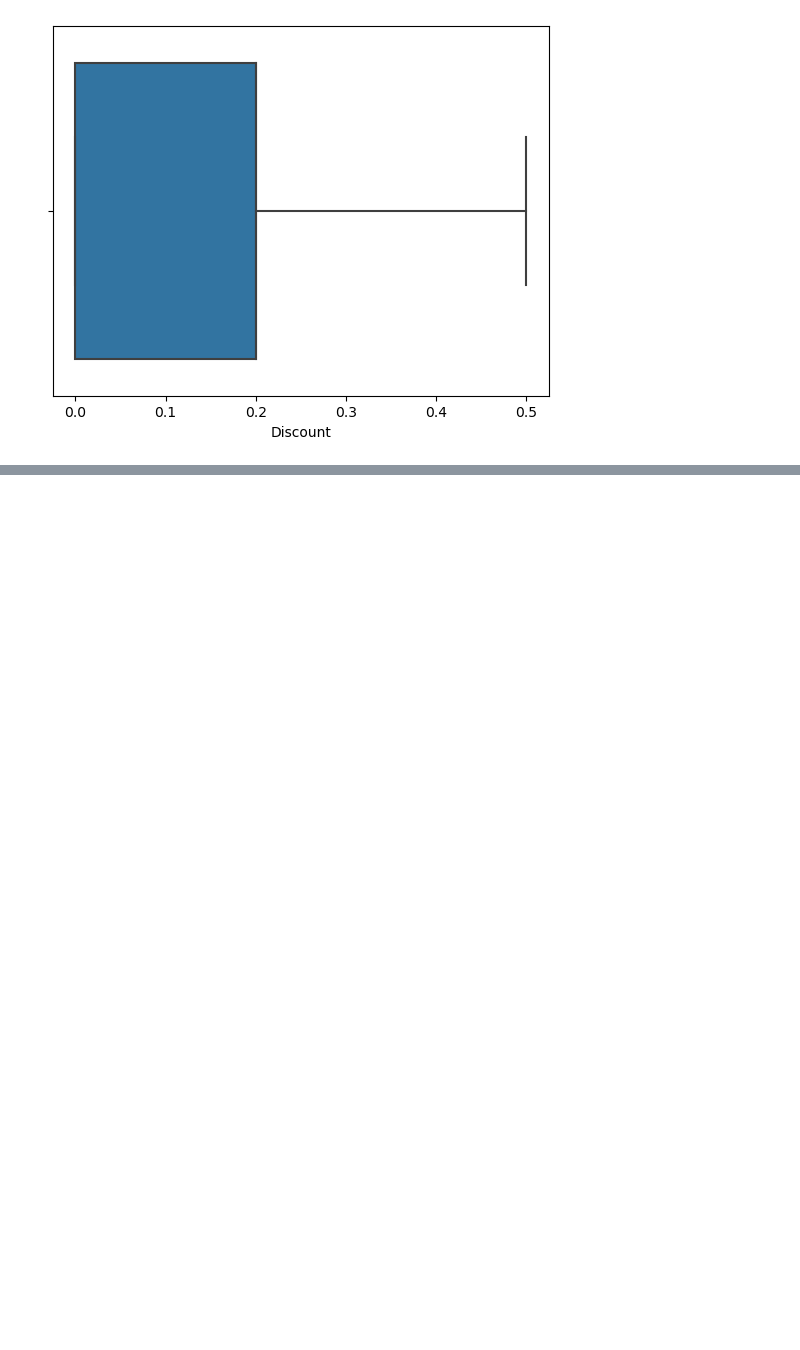
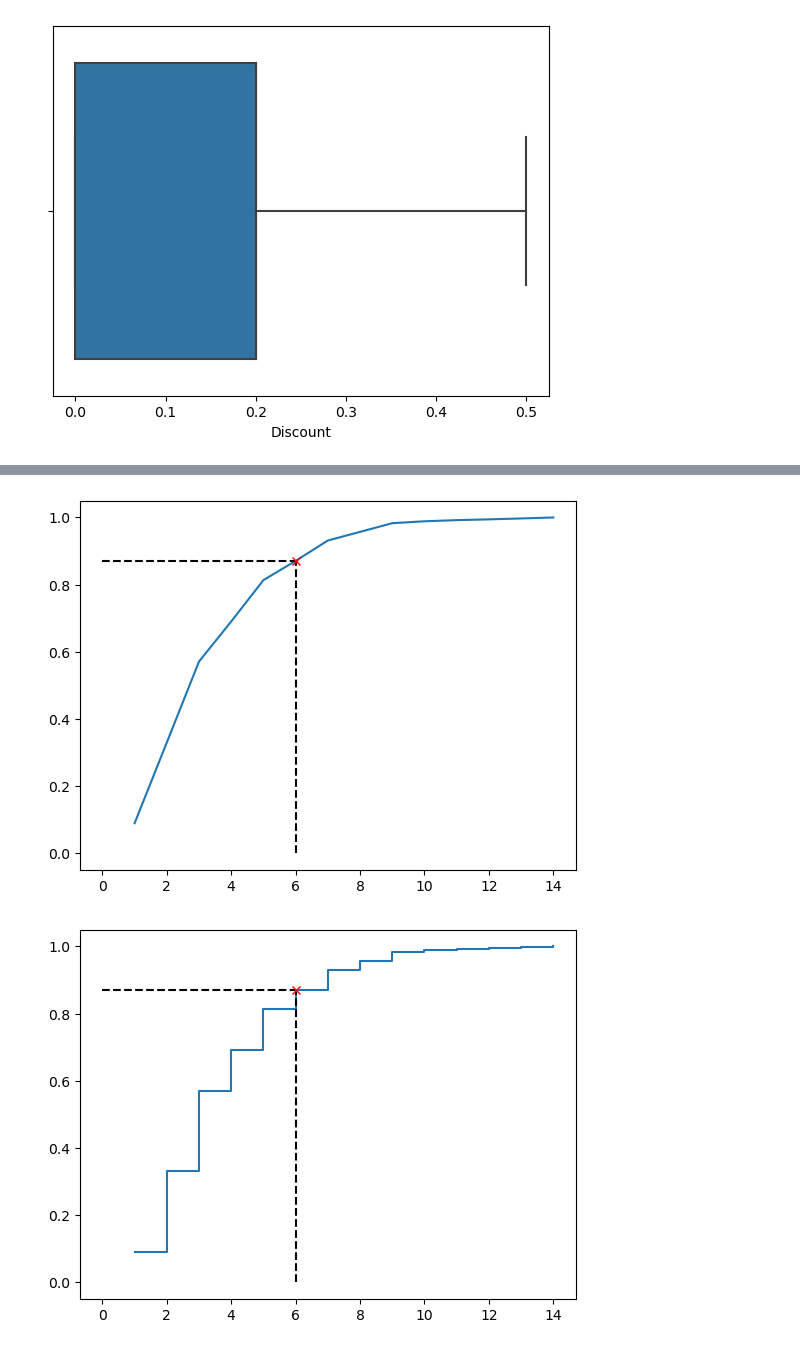
Before and after one commit to alejo-cuello/first-steps-data-science, a Jupyter notebook: code/exploring-series.ipynb, the cells around one changed output, grey strips where cells are left out. Cells and saved outputs as stored; diff of their text form; code cells hidden in the pictures; blank space fills up the shorter version.

```diff
--- a/code/exploring-series.ipynb
+++ b/code/exploring-series.ipynb
@@ -355,0 +387,24 @@ sns.boxplot(data, x='Discount',showfliers=False)
+# %%
+#To plot a point on the graph
+def plotPoint(x,y):
+    plt.vlines(x=q,ymin=0,ymax=p,color='black',linestyle='dashed')
+    plt.hlines(y=p,xmin=0,xmax=q,color='black',linestyle='dashed')
+    plt.plot(q,p,'rx')
+
+#Specific point
+q = 6
+p = quantity.forward(q)
+
+#Another way, using empiricaldist
+quantity = ed.Cdf.from_seq(data.Quantity, normalize=True)
+quantity.plot()
+plotPoint(q,p)
+plt.show()
+
+quantity = ed.Cdf.from_seq(data.Quantity, normalize=True)
+quantity.step()
+plotPoint(q,p)
+plt.show()
+# %% [output]
+[figure, added]
+[figure, added]
```
Also changed, not shown: parts of 10 cells of this notebook.
